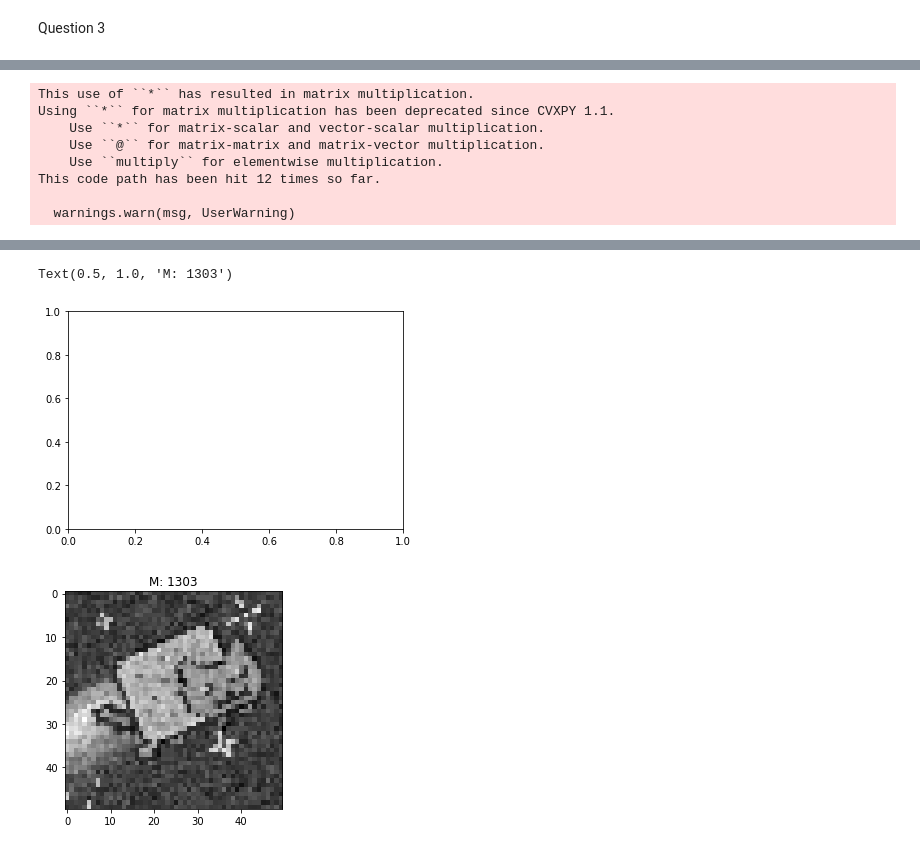
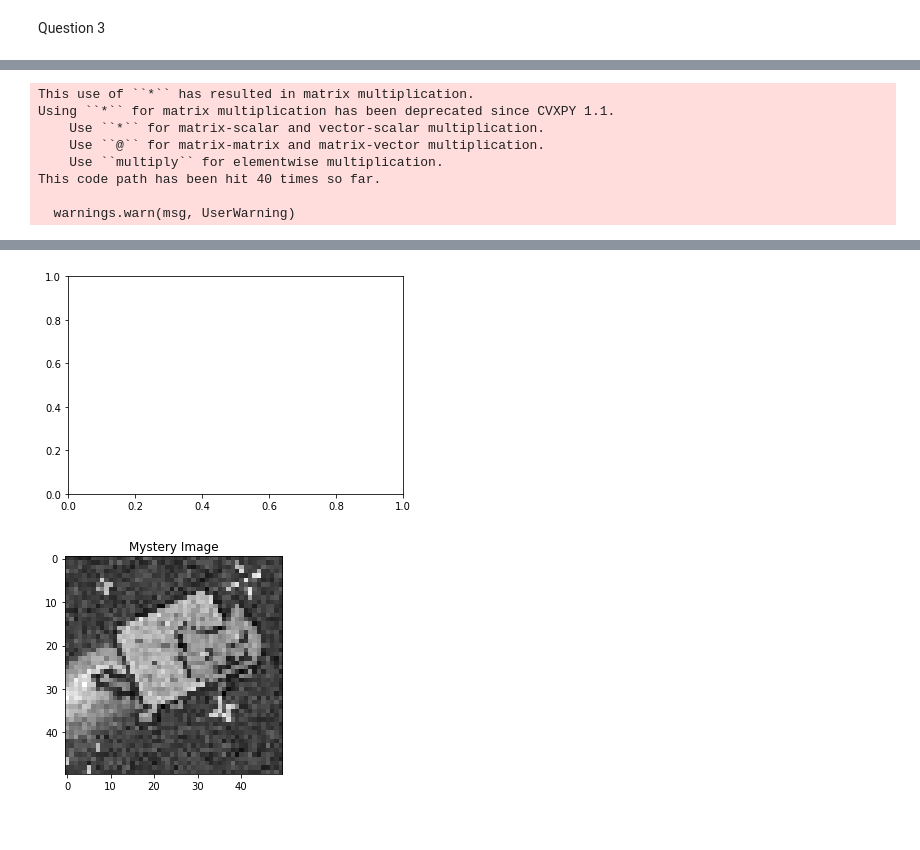
Before and after one commit to NSC508/AMATH-482, a Jupyter notebook: Homework Assignments/Homework 5/HW5.ipynb, the cells around one changed output, grey strips where cells are left out. Drawn from its saved outputs; the diff is of its cells as text; code cells hidden in the pictures.

```diff
--- a/Homework Assignments/Homework 5/HW5.ipynb
+++ b/Homework Assignments/Homework 5/HW5.ipynb
@@ -325,7 +333,8 @@ vec_F = np.dot(iDCT, x_star)
 
 image = np.reshape(vec_F, (50, 50))
 ax.imshow(image, cmap='gray')
-ax.set_title("M: " + str(M))
+ax.set_title('Mystery Image')
+fig.savefig('MysteryImage.png')
 # %% [output]
 ===============================================================================
                                      CVXPY
@@ -348,6 +357,6 @@ Using ``*`` for matrix multiplication has been deprecated since CVXPY 1.1.
     Use ``*`` for matrix-scalar and vector-scalar multiplication.
     Use ``@`` for matrix-matrix and matrix-vector multiplication.
     Use ``multiply`` for elementwise multiplication.
-This code path has been hit 12 times so far.
+This code path has been hit 40 times so far.
 
   warnings.warn(msg, UserWarning)
@@ -369,5 +378,4 @@ This code path has been hit 12 times so far.
 [ 1.62384254e+01  2.08032043e+00 -1.78211143e+00 ...  2.03299346e-10
  -2.71266803e-02  1.01646077e-12]
-Text(0.5, 1.0, 'M: 1303')
 [figure]
-[figure, old version]
+[figure, new version]
```
Also changed, not shown: parts of 5 cells of this notebook, 15 other files.
